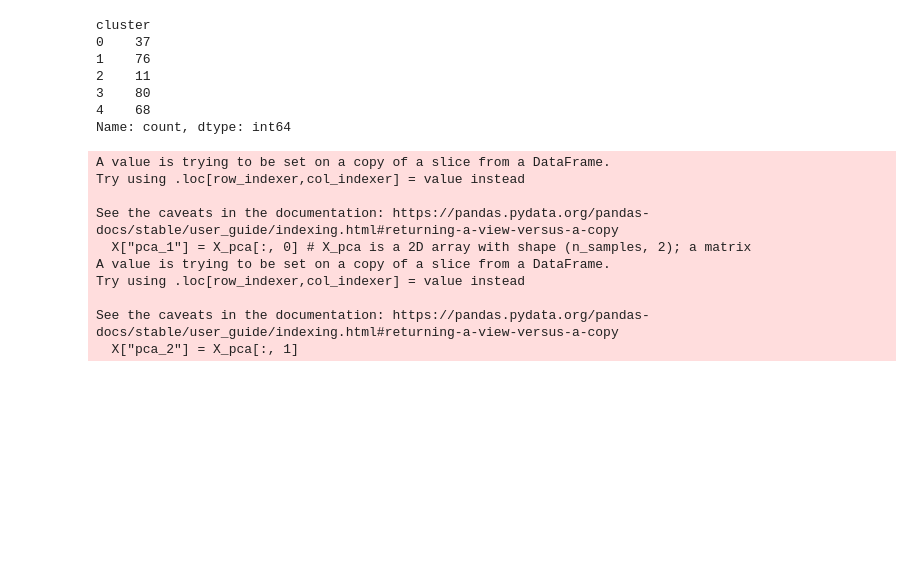
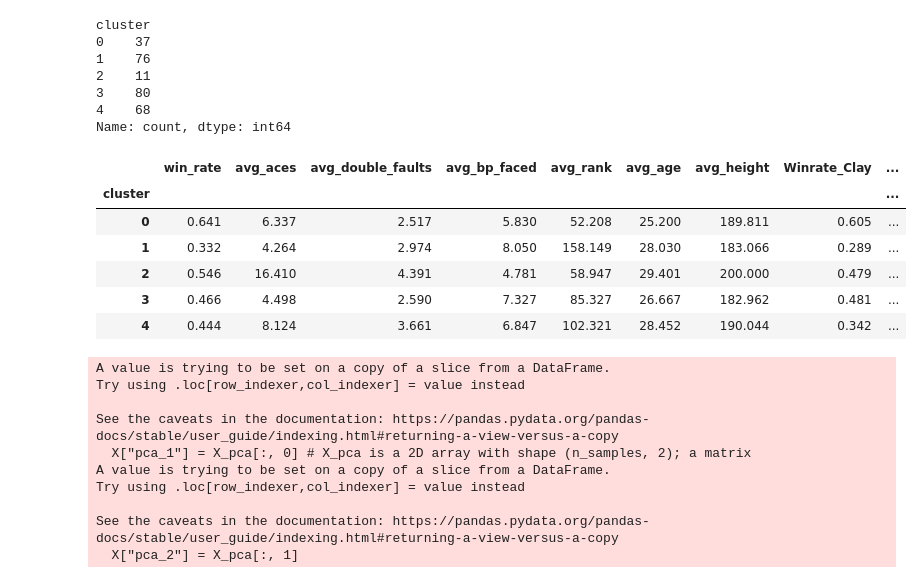
Before and after one commit to javilunaquesada/Tennis_ML_Project, a Jupyter notebook: Notebooks/03_player_clustering.ipynb, the cells around one changed output. Saved outputs shown, nothing was run; the diff lists cells and outputs as text; code cells hidden in the pictures; blank space fills up the shorter version.

```diff
--- a/Notebooks/03_player_clustering.ipynb
+++ b/Notebooks/03_player_clustering.ipynb
@@ -180,7 +184,16 @@ Name: count, dtype: int64
 # %%
 players_profile = X.groupby("cluster").mean()
 players_profile = players_profile.round(3)
 players_profile.to_csv("../data/processed/clusters_profile.csv")
+players_profile
+# %% [output]
+|  | win_rate | avg_aces | avg_double_faults | avg_bp_faced | avg_rank | avg_age | avg_height | Winrate_Clay | ... |
+| cluster |  |  |  |  |  |  |  |  | ... |
+| 0 | 0.641 | 6.337 | 2.517 | 5.830 | 52.208 | 25.200 | 189.811 | 0.605 | ... |
+| 1 | 0.332 | 4.264 | 2.974 | 8.050 | 158.149 | 28.030 | 183.066 | 0.289 | ... |
+| 2 | 0.546 | 16.410 | 4.391 | 4.781 | 58.947 | 29.401 | 200.000 | 0.479 | ... |
+| 3 | 0.466 | 4.498 | 2.590 | 7.327 | 85.327 | 26.667 | 182.962 | 0.481 | ... |
+| 4 | 0.444 | 8.124 | 3.661 | 6.847 | 102.321 | 28.452 | 190.044 | 0.342 | ... |
 # %%
 import seaborn as sns
 
```
Also changed, not shown: parts of 11 cells of this notebook.
